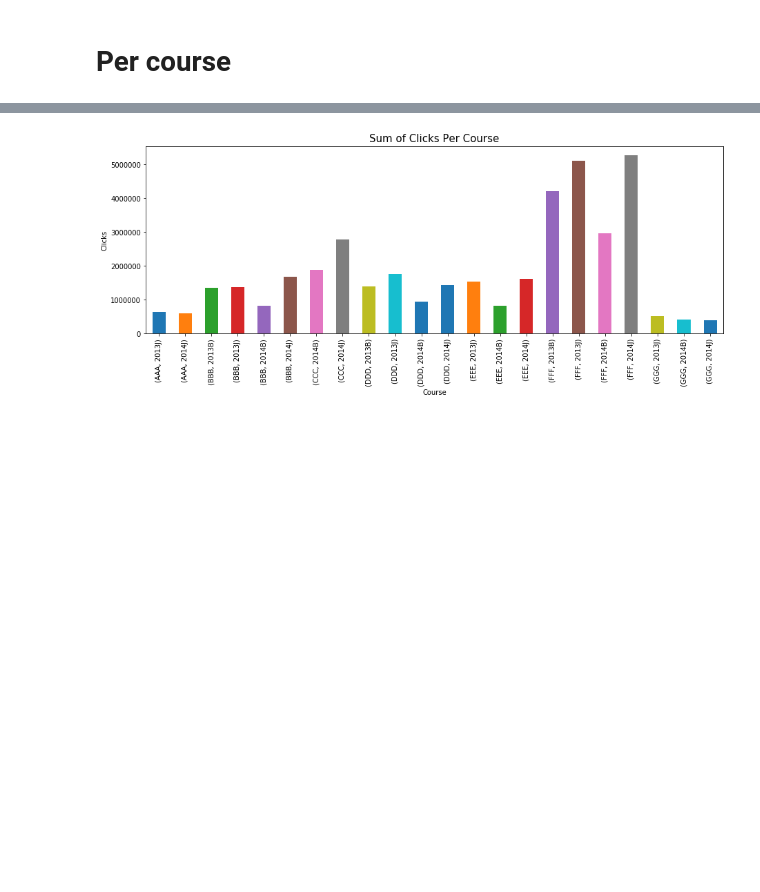
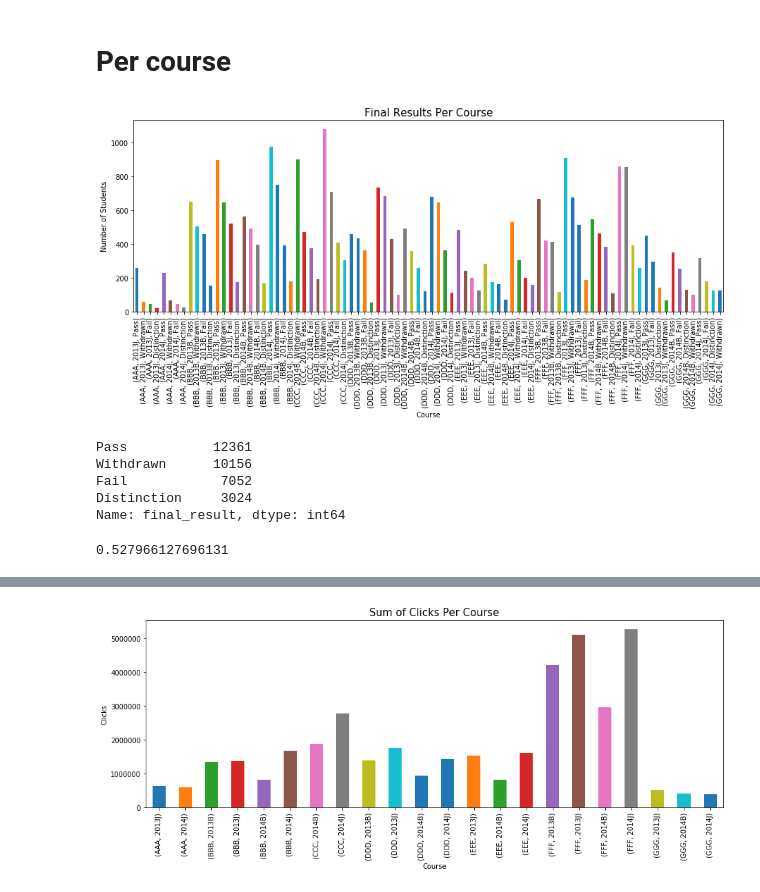
Before and after one commit to zimzoom/study-next, a Jupyter notebook: 00_EDA.ipynb, the cells around one changed output, grey strips where cells are left out. Cells and saved outputs as stored; diff of their text form; code cells hidden in the pictures; blank space fills up the shorter version.

```diff
--- a/00_EDA.ipynb
+++ b/00_EDA.ipynb
@@ -22,3 +22,25 @@ stu_vle = pd.read_csv('data/studentVle.csv')
 stu_info = pd.read_csv('data/studentInfo.csv')
 # %% [markdown]
 # Per course
+# %%
+course_countresult = stu_info.groupby(['code_module', 'code_presentation'])['final_result'].value_counts()
+# %%
+p = course_countresult.plot.bar(figsize=(15,5))
+p.set_title('Final Results Per Course', fontsize=15)
+p.set_xlabel('Course')
+p.set_ylabel('Number of Students');
+# %% [output]
+[figure, added]
+# %%
+countresults = stu_info['final_result'].value_counts()
+countresults
+# %% [output]
+Pass           12361
+Withdrawn      10156
+Fail            7052
+Distinction     3024
+Name: final_result, dtype: int64
+# %%
+(10156+7052) / (12361+10156+7052+3024)
+# %% [output]
+0.527966127696131
```
Also changed, not shown: parts of 2 cells of this notebook, 3 other files.
